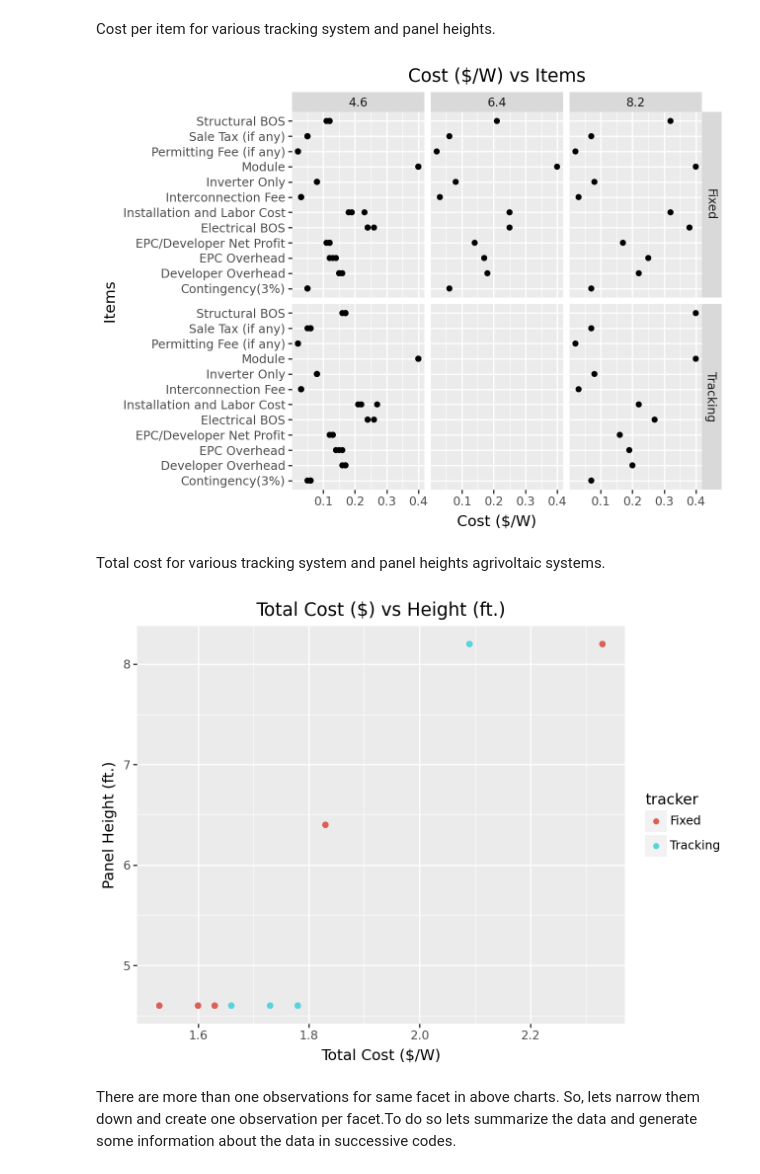
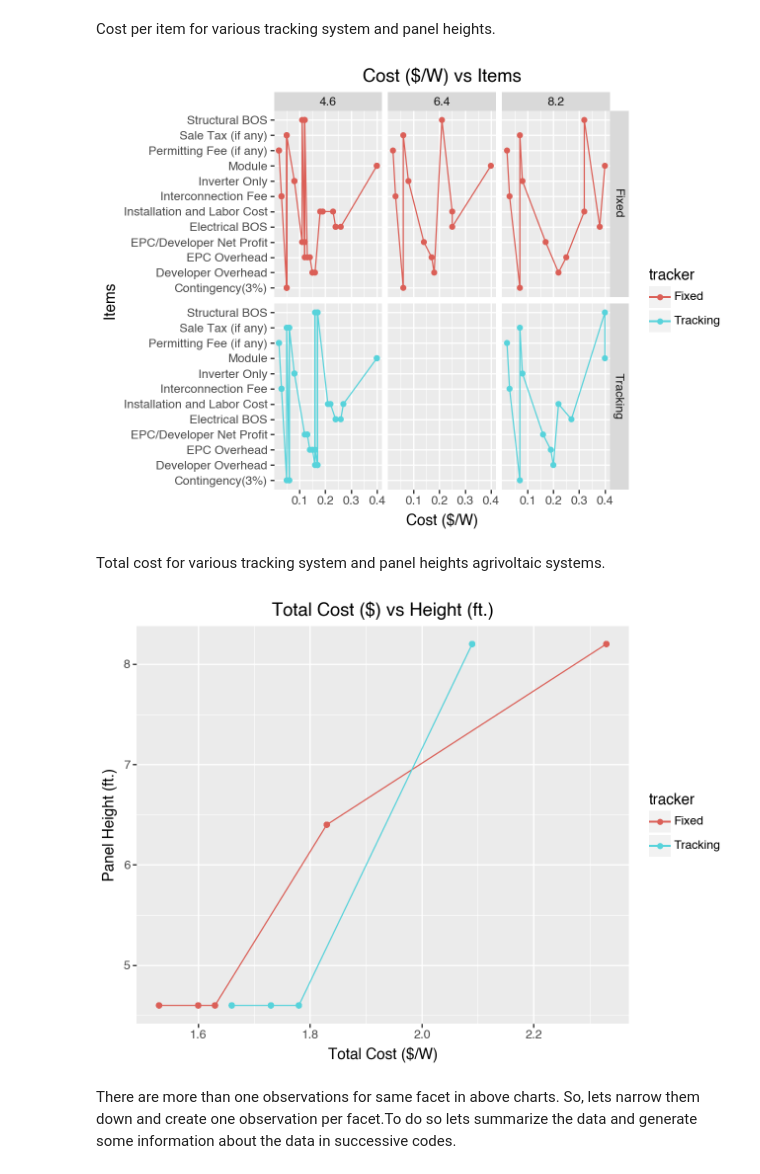
Before and after one commit to bijubjs/AVAlabama, a Jupyter notebook: PV Cost.ipynb, the cells around one changed output. Cells and saved outputs as stored; diff of their text form; code cells hidden in the pictures.

```diff
--- a/PV Cost.ipynb
+++ b/PV Cost.ipynb
@@ -158,17 +156,20 @@ Cost per item for various tracking system and panel heights.
 # %%
 # Cost per item for Various tracking system and panel heights.
 (
     ggplot(pvcost)
     + facet_grid("tracker~pheight")
     + aes(y = "item",
-          x = "cost")
+          x = "cost",
+          color="tracker",
+          group="tracker")
     + geom_point()
+    + geom_line()
     + labs(title= "Cost ($/W) vs Items",
            y = "Items",
            x = "Cost ($/W)")
 )
 # %% [output]
-[figure, old version]
+[figure, new version]
 # %% [markdown]
 Total cost for various tracking system and panel heights agrivoltaic systems.
 # %%
@@ -181,12 +182,13 @@ Total cost for various tracking system and panel heights agrivoltaic systems.
           color = "tracker",
           group = "tracker")
     + geom_point()
+    + geom_line()
     + labs(title= "Total Cost ($) vs Height (ft.)",
            y = "Panel Height (ft.)",
            x = "Total Cost ($/W)")
 )
 # %% [output]
-[figure, old version]
+[figure, new version]
 # %% [markdown]
 There are more than one observations for same facet in above charts. So, lets narrow them down and create one observation per facet.To do so lets summarize the data and generate some information about the data in successive codes.
 # %%
```
Also changed, not shown: parts of 5 cells of this notebook, 1 other file.
